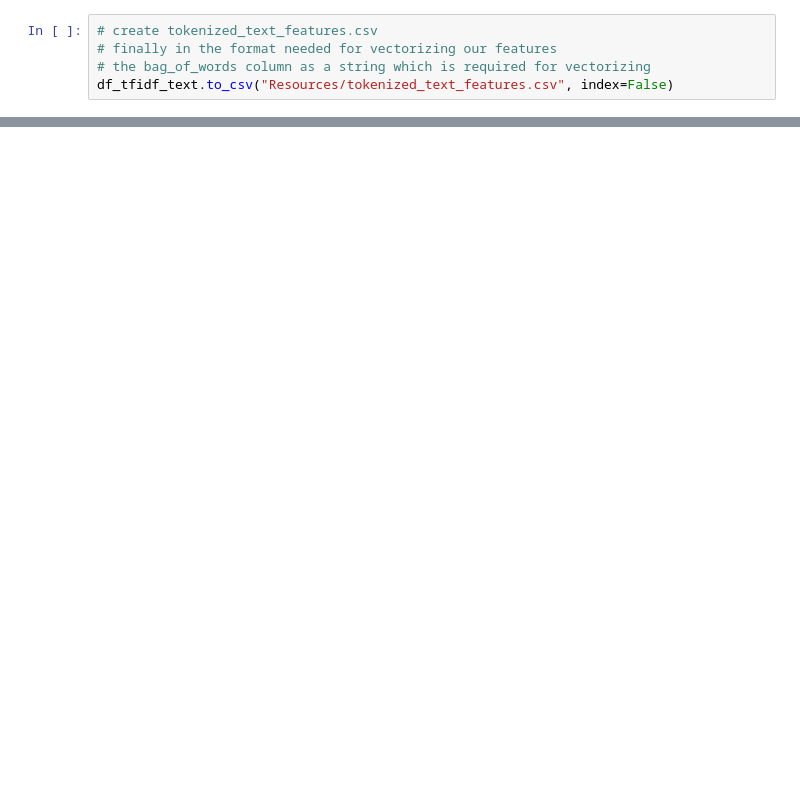
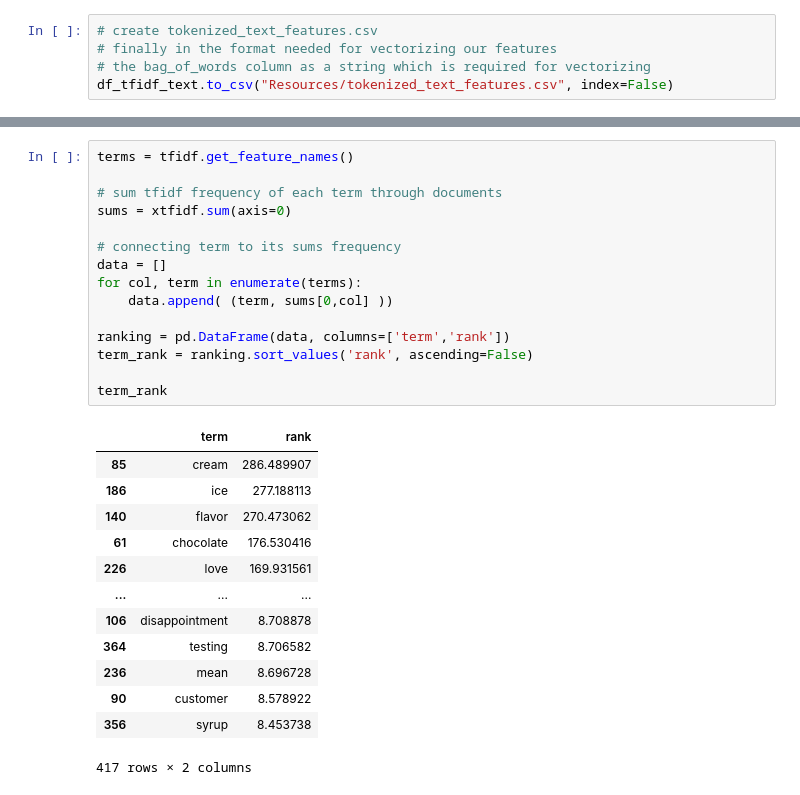
Before and after one commit to MaxThors/UW_final_project, a Jupyter notebook: nlp_feature_extraction_vectorizing.ipynb, the cells around one changed output, grey strips where cells are left out. Cells and saved outputs as stored; diff of their text form; blank space fills up the shorter version.

```diff
--- a/nlp_feature_extraction_vectorizing.ipynb
+++ b/nlp_feature_extraction_vectorizing.ipynb
@@ -466,0 +409,29 @@ Features :  ['10', 'able', 'absolute', 'absolutely', 'actually', 'add', 'added',
+# %%
+terms = tfidf.get_feature_names()
+
+# sum tfidf frequency of each term through documents
+sums = xtfidf.sum(axis=0)
+
+# connecting term to its sums frequency
+data = []
+for col, term in enumerate(terms):
+    data.append( (term, sums[0,col] ))
+
+ranking = pd.DataFrame(data, columns=['term','rank'])
+term_rank = ranking.sort_values('rank', ascending=False)
+
+term_rank
+# %% [output]
+|  | term | rank |
+| 85 | cream | 286.489907 |
+| 186 | ice | 277.188113 |
+| 140 | flavor | 270.473062 |
+| 61 | chocolate | 176.530416 |
+| 226 | love | 169.931561 |
+| ... | ... | ... |
+| 106 | disappointment | 8.708878 |
+| 364 | testing | 8.706582 |
+| 236 | mean | 8.696728 |
+| 90 | customer | 8.578922 |
+| 356 | syrup | 8.453738 |
+417 rows × 2 columns
```
Also changed, not shown: parts of 26 cells of this notebook.
